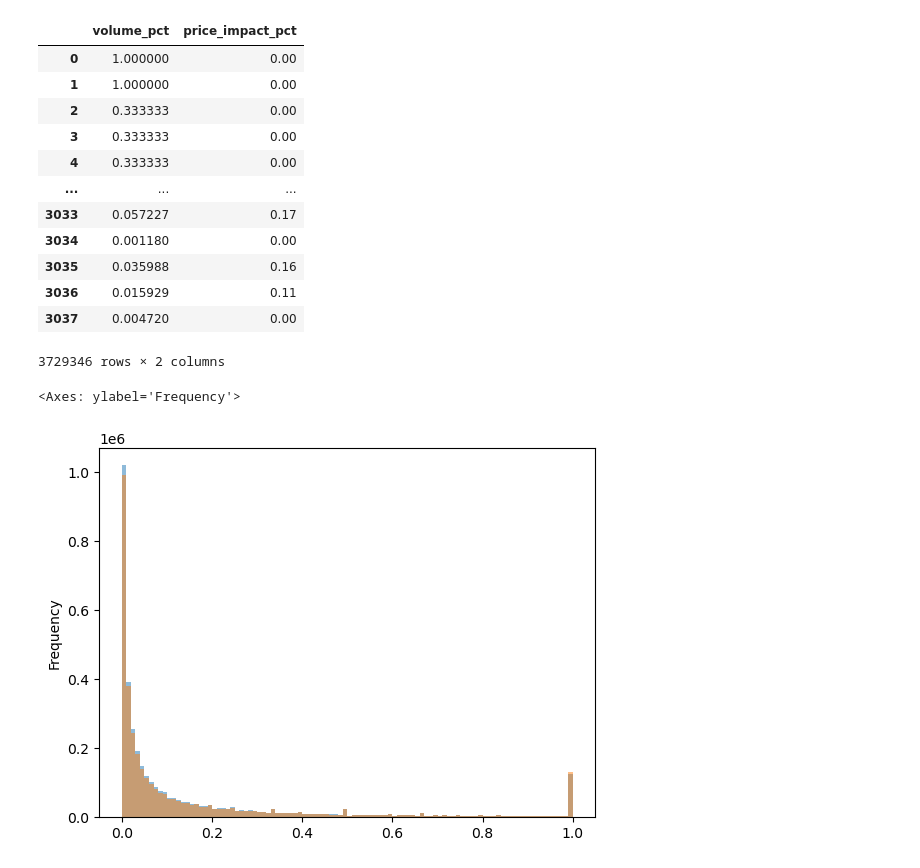
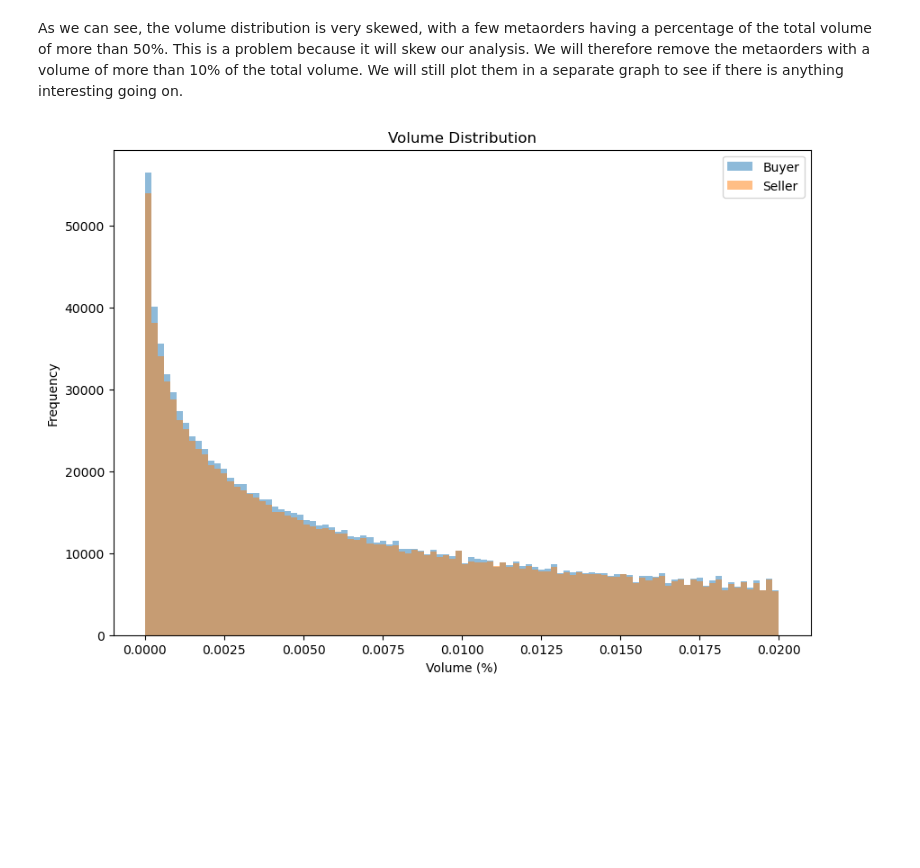
Before and after one commit to Hamzezi/FBD-Project, a Jupyter notebook: trade_impact.ipynb, the cells around one changed output. Drawn from its saved outputs; the diff is of its cells as text; code cells hidden in the pictures; blank space fills up the shorter version.

```diff
--- a/trade_impact.ipynb
+++ b/trade_impact.ipynb
@@ -41 +62,18 @@ df_seller = pd.concat((pd.read_parquet(f) for f in seller_files))
+# %% [markdown]
+As we can see, the volume distribution is very skewed, with a few metaorders having a percentage of the total volume of more than 50%. This is a problem because it will skew our analysis. We will therefore remove the metaorders with a volume of more than 10% of the total volume. We will still plot them in a separate graph to see if there is anything interesting going on.
+# %%
+VOLUME_PCT_THRESHOLD = 0.02
+df_buyer_filtered = df_buyer[df_buyer["volume_pct"] < VOLUME_PCT_THRESHOLD].copy()
+df_seller_filtered = df_seller[df_seller["volume_pct"] < VOLUME_PCT_THRESHOLD].copy()
+
+plt.figure(figsize=(10, 7))
+plt.hist(df_buyer_filtered["volume_pct"], bins=100, label="Buyer", alpha=0.5)
+plt.hist(df_seller_filtered["volume_pct"], bins=100, label="Seller", alpha=0.5)
+plt.legend()
+plt.xlabel("Volume (%)")
+plt.ylabel("Frequency")
+plt.title("Volume Distribution")
+plt.show();
+# %% [output]
+[figure, added]
 # %%
@@ -51,22 +88,0 @@ seller_binned = volume_bins(df_seller)
-# %%
-df_buyer
-# %% [output]
-|  | volume_pct | price_impact_pct |
-| 0 | 1.000000 | 0.00 |
-| 1 | 1.000000 | 0.00 |
-| 2 | 0.333333 | 0.00 |
-| 3 | 0.333333 | 0.00 |
-| 4 | 0.333333 | 0.00 |
-| ... | ... | ... |
-| 3033 | 0.057227 | 0.17 |
-| 3034 | 0.001180 | 0.00 |
-| 3035 | 0.035988 | 0.16 |
-| 3036 | 0.015929 | 0.11 |
-| 3037 | 0.004720 | 0.00 |
-3729346 rows × 2 columns
-# %%
-df_buyer['volume_pct'].plot.hist(bins=100, alpha=0.5)
-df_seller['volume_pct'].plot.hist(bins=100, alpha=0.5)
-# %% [output]
-<Axes: ylabel='Frequency'>
-[figure, removed]
```
Also changed, not shown: parts of 12 cells of this notebook, 1 other file.
